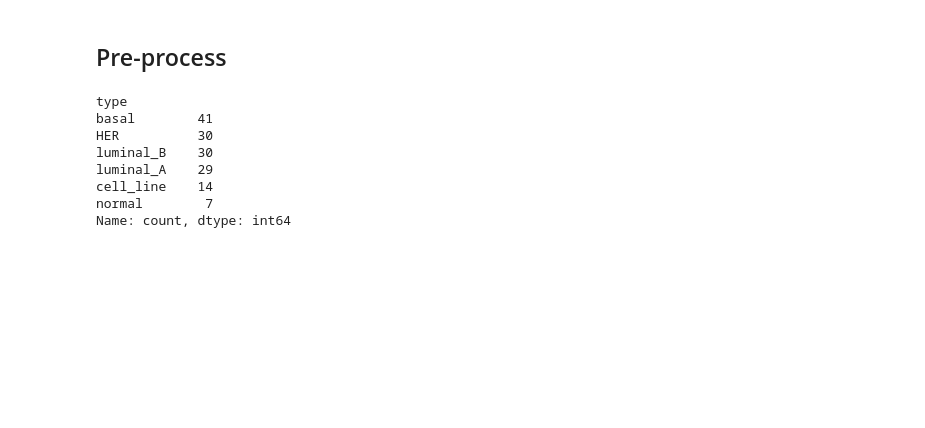
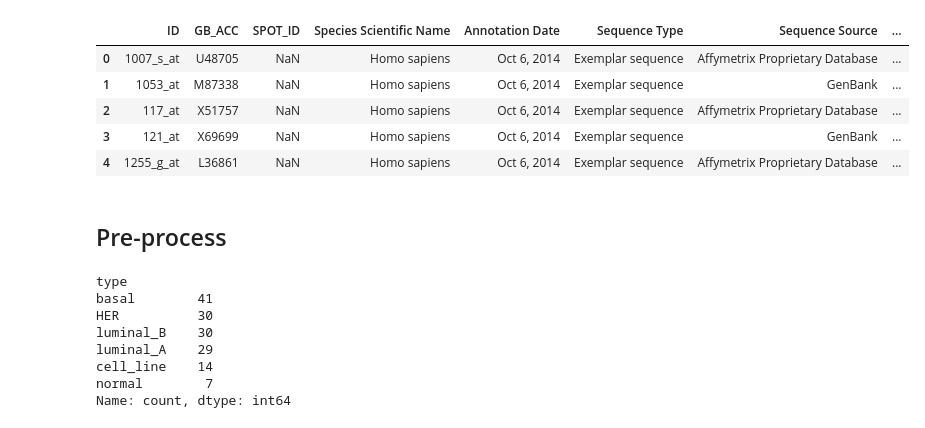
Before and after one commit to jovn1234567890/MBBE-447-Project, a Jupyter notebook: MBBE447_Mar24.ipynb, the cells around one changed output. Cells and saved outputs as stored; diff of their text form; code cells hidden in the pictures; blank space fills up the shorter version.

```diff
--- a/MBBE447_Mar24.ipynb
+++ b/MBBE447_Mar24.ipynb
@@ -1,16 +1,20 @@
 # %%
 # general
 import pandas as pd
+import numpy as np
 import matplotlib.pyplot as plt
 
 #sklearn
 from sklearn.model_selection import train_test_split, GridSearchCV
+from sklearn.preprocessing import StandardScaler
 from sklearn.ensemble import RandomForestClassifier
 from sklearn.metrics import accuracy_score, classification_report
-from sklearn.cluster import KMeans, DBSCAN, AgglomerativeClustering
+from sklearn.decomposition import PCA
+from sklearn.cluster import KMeans
 from sklearn.metrics import adjusted_rand_score
-from sklearn.discriminant_analysis import LinearDiscriminantAnalysis
 
+# call expression data
+exp = pd.read_csv("Breast_GSE45827.csv")
 
-raw = pd.read_csv("Breast_GSE45827.csv")
-raw.head()
+# call annotation file
+gpl = pd.read_csv("GPL570-55999.txt", sep='\t', comment='#', low_memory=False)
@@ -25,3 +31,12 @@ raw.head()
+# %%
+gpl.head()
+# %% [output]
+|  | ID | GB_ACC | SPOT_ID | Species Scientific Name | Annotation Date | Sequence Type | Sequence Source | ... |
+| 0 | 1007_s_at | U48705 | NaN | Homo sapiens | Oct 6, 2014 | Exemplar sequence | Affymetrix Proprietary Database | ... |
+| 1 | 1053_at | M87338 | NaN | Homo sapiens | Oct 6, 2014 | Exemplar sequence | GenBank | ... |
+| 2 | 117_at | X51757 | NaN | Homo sapiens | Oct 6, 2014 | Exemplar sequence | Affymetrix Proprietary Database | ... |
+| 3 | 121_at | X69699 | NaN | Homo sapiens | Oct 6, 2014 | Exemplar sequence | GenBank | ... |
+| 4 | 1255_g_at | L36861 | NaN | Homo sapiens | Oct 6, 2014 | Exemplar sequence | Affymetrix Proprietary Database | ... |
 # %% [markdown]
 ## Pre-process
 # %%
```
Also changed, not shown: parts of 9 cells of this notebook.
